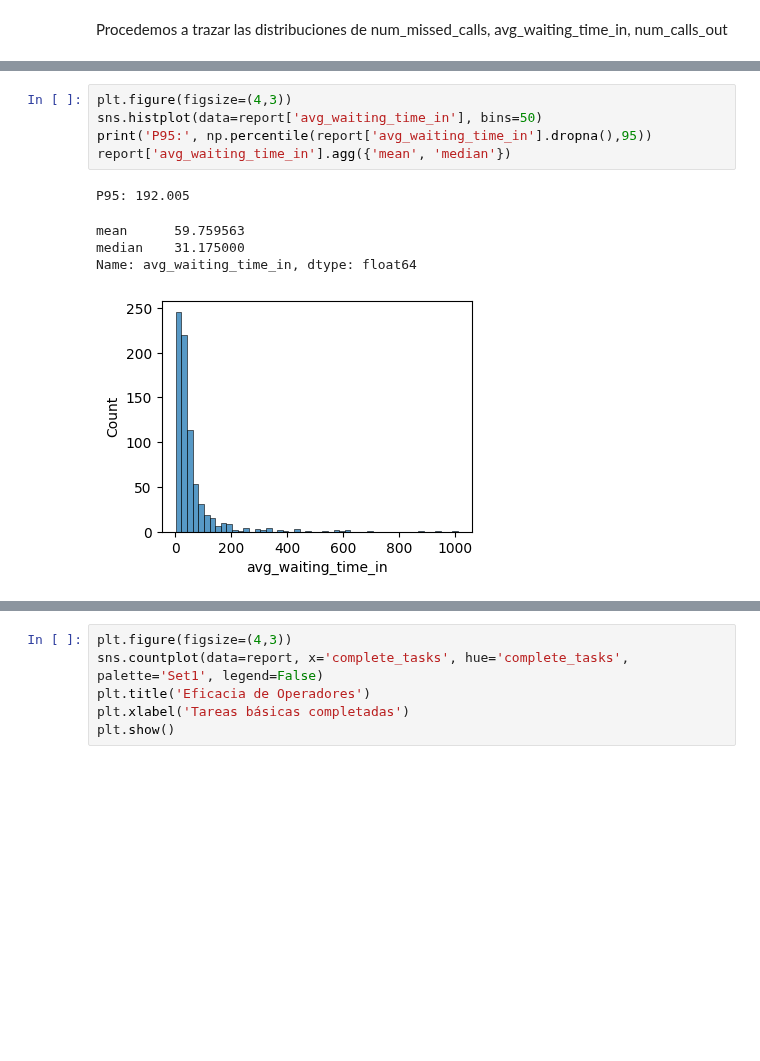
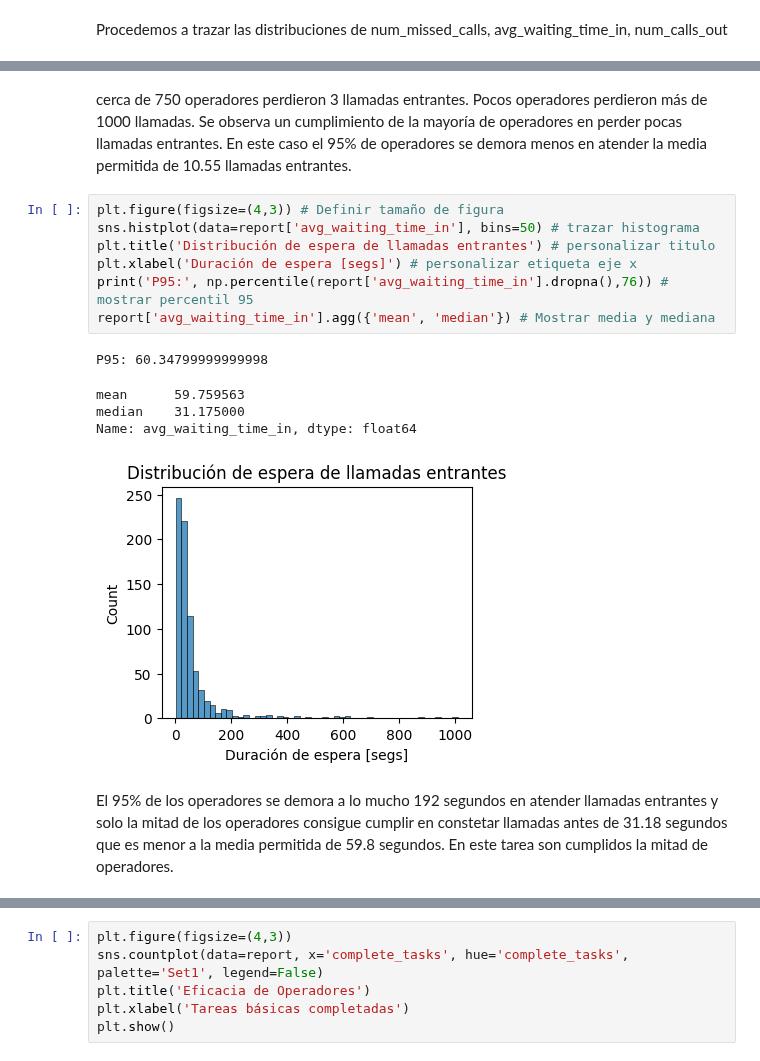
Before and after one commit to ScinDBad/DA_proyecto_final, a Jupyter notebook: proyecto_sp_14.ipynb, the cells around one changed output, grey strips where cells are left out. Cells and saved outputs as stored; diff of their text form; blank space fills up the shorter version.

```diff
--- a/proyecto_sp_14.ipynb
+++ b/proyecto_sp_14.ipynb
@@ -795,12 +797,18 @@ Name: num_missed_calls_in, dtype: float64
+# %% [markdown]
+cerca de 750 operadores perdieron 3 llamadas entrantes. Pocos operadores perdieron más de 1000 llamadas. Se observa un cumplimiento de la mayoría de operadores en perder pocas llamadas entrantes. En este caso el 95% de operadores se demora menos en atender la media permitida de 10.55 llamadas entrantes.
 # %%
-plt.figure(figsize=(4,3))
-sns.histplot(data=report['avg_waiting_time_in'], bins=50)
-print('P95:', np.percentile(report['avg_waiting_time_in'].dropna(),95))
-report['avg_waiting_time_in'].agg({'mean', 'median'})
+plt.figure(figsize=(4,3)) # Definir tamaño de figura
+sns.histplot(data=report['avg_waiting_time_in'], bins=50) # trazar histograma
+plt.title('Distribución de espera de llamadas entrantes') # personalizar titulo
+plt.xlabel('Duración de espera [segs]') # personalizar etiqueta eje x
+print('P95:', np.percentile(report['avg_waiting_time_in'].dropna(),76)) # mostrar percentil 95
+report['avg_waiting_time_in'].agg({'mean', 'median'}) # Mostrar media y mediana
 # %% [output]
-P95: 192.005
+P95: 60.34799999999998
 mean      59.759563
 median    31.175000
 Name: avg_waiting_time_in, dtype: float64
-[figure, old version]
+[figure, new version]
+# %% [markdown]
+El 95% de los operadores se demora a lo mucho 192 segundos en atender llamadas entrantes y solo la mitad de los operadores consigue cumplir en constetar llamadas antes de 31.18 segundos que es menor a la media permitida de 59.8 segundos. En este tarea son cumplidos la mitad de operadores.
 # %%
```
Also changed, not shown: parts of 3 cells of this notebook.
